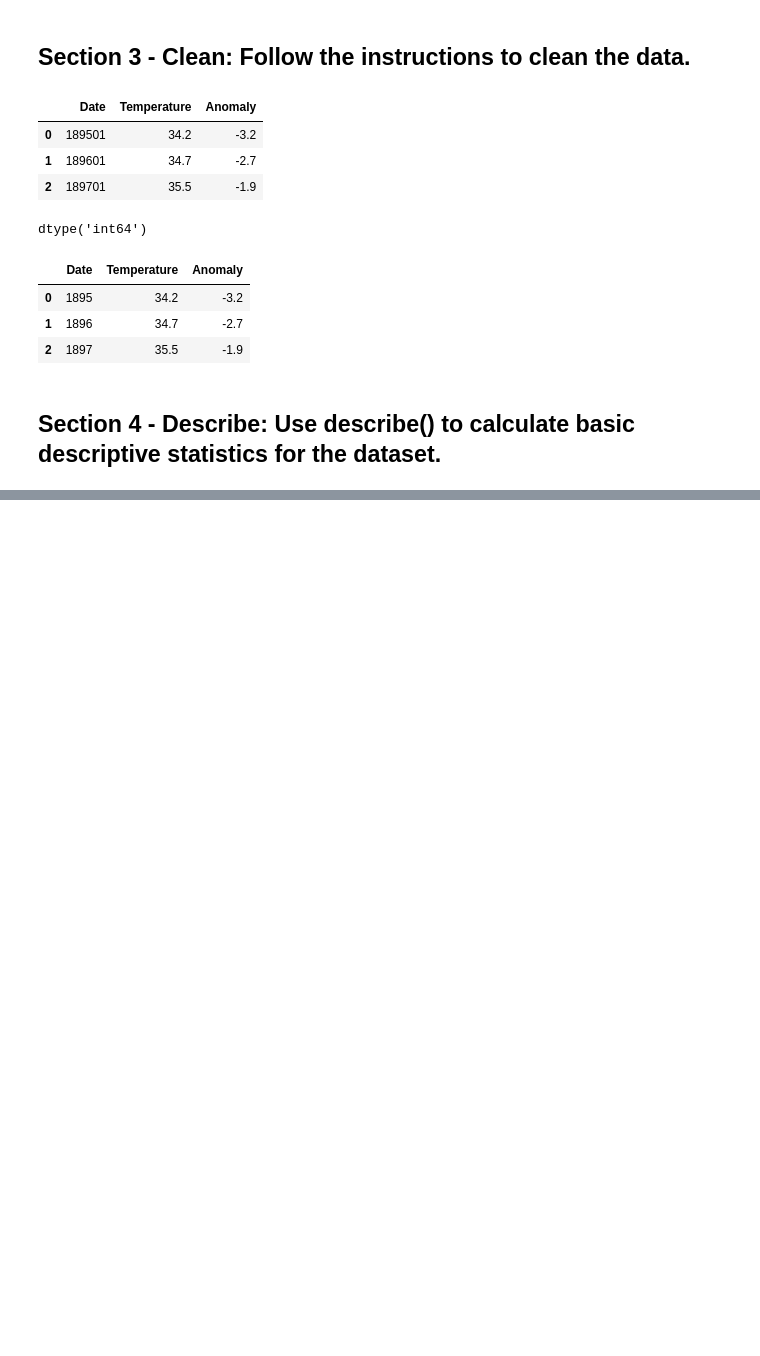
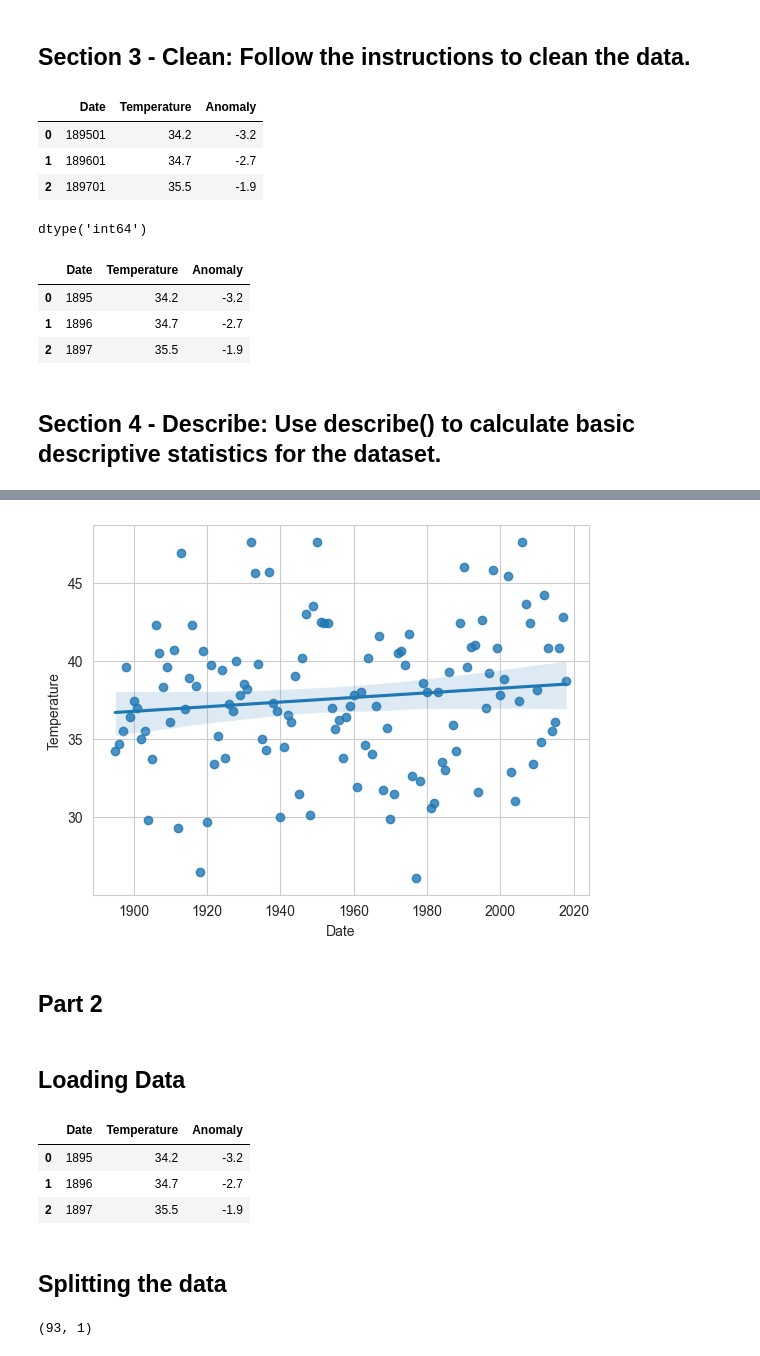
Before and after one commit to jg2012/datafun-07-ml-predictive, a Jupyter notebook: task4.ipynb, the cells around one changed output, grey strips where cells are left out. Drawn from its saved outputs; the diff is of its cells as text; code cells hidden in the pictures; blank space fills up the shorter version.

```diff
--- a/task4.ipynb
+++ b/task4.ipynb
@@ -82,0 +113,37 @@ OptionError: No such keys(s): 'describe.precision'
+# %%
+import seaborn as sns
+
+sns.set_style('whitegrid')
+
+axes = sns.regplot(x=nyc.Date, y = nyc.Temperature)
+# %% [output]
+[figure, added]
+# %% [markdown]
+## Part 2
+# %% [markdown]
+## Loading Data
+# %%
+import pandas as pd
+
+nyc = pd.read_csv('ave_hi_nyc_jan_1895-2018.csv')
+
+nyc.columns= ['Date', 'Temperature', 'Anomaly']
+
+nyc.Date = nyc.Date.floordiv(100)
+
+nyc.head(3)
+# %% [output]
+|  | Date | Temperature | Anomaly |
+| 0 | 1895 | 34.2 | -3.2 |
+| 1 | 1896 | 34.7 | -2.7 |
+| 2 | 1897 | 35.5 | -1.9 |
+# %% [markdown]
+## Splitting the data
+# %%
+from sklearn.model_selection import train_test_split
+
+X_train, X_test, y_train, y_test = train_test_split(nyc.Date.values.reshape(-1,1), nyc.Temperature.values,random_state=11)
+
+X_train.shape
+# %% [output]
+(93, 1)
```
Also changed, not shown: parts of 24 cells of this notebook, 1 other file.
